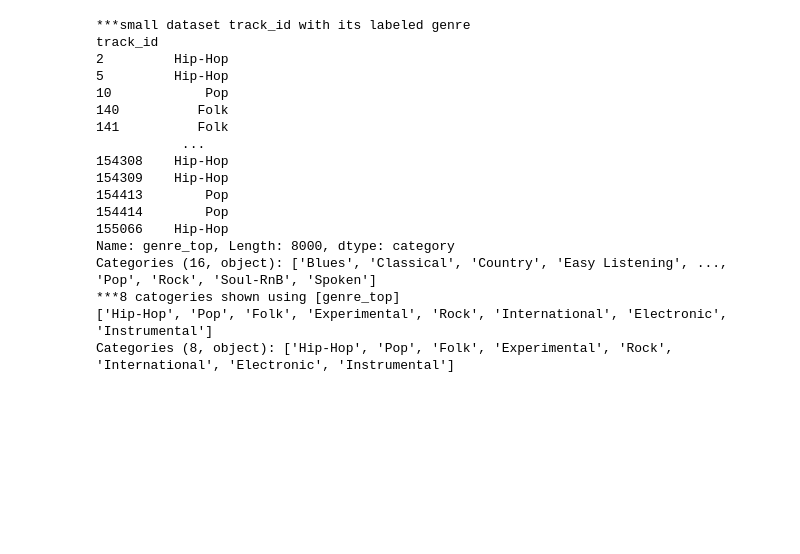
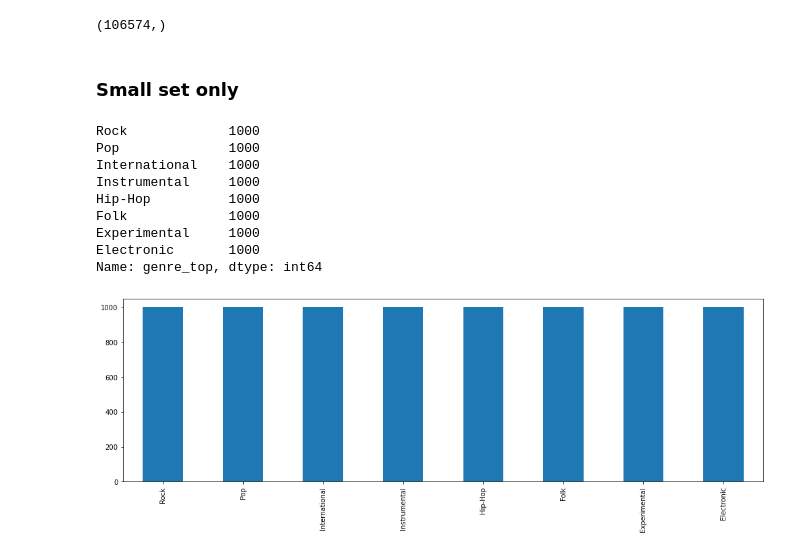
Before and after one commit to lucaspar/ds-project, a Jupyter notebook: code/src/data_exploration/data_exploration.ipynb, the cells around one changed output. Drawn from its saved outputs; the diff is of its cells as text; code cells hidden in the pictures; blank space fills up the shorter version.

```diff
--- a/code/src/data_exploration/data_exploration.ipynb
+++ b/code/src/data_exploration/data_exploration.ipynb
@@ -47,36 +57,7 @@ The autoreload extension is already loaded. To reload it, use:
 # %%
-#ipd.display(tracks['track']['genre_top'])
-#mask = (tracks['track']['genres'].str.len()>1)
-#tracks_multi_genres=(tracks['track']['genres'][mask])
-#print(tracks['track']['genres_all'].shape)
-#ipd.display(tracks.columns)
-#ipd.display(tracks['album'].head())
-#ipd.display(tracks['artist'].head())
-#ipd.display(tracks['set'].head())
+mask_multi_genre = tracks['track']['genres'].str.len() > 1
+tracks['track']['genres'][mask_multi_genre].value_counts()
+
+print(tracks['track']['genres_all'].shape)
+# %% [output]
+(106574,)
-# %%
-small = tracks[tracks['set', 'subset'] <= 'small']
-df=small['track']['genre_top']
-print("***small dataset track_id with its labeled genre")
-print(df)
-
-print("***8 catogeries shown using [genre_top]")
-print(df.unique())
-# %% [output]
-***small dataset track_id with its labeled genre
-track_id
-2         Hip-Hop
-5         Hip-Hop
-10            Pop
-140          Folk
-141          Folk
-           ...
-154308    Hip-Hop
-154309    Hip-Hop
-154413        Pop
-154414        Pop
-155066    Hip-Hop
-Name: genre_top, Length: 8000, dtype: category
-Categories (16, object): ['Blues', 'Classical', 'Country', 'Easy Listening', ..., 'Pop', 'Rock', 'Soul-RnB', 'Spoken']
-***8 catogeries shown using [genre_top]
-['Hip-Hop', 'Pop', 'Folk', 'Experimental', 'Rock', 'International', 'Electronic', 'Instrumental']
-Categories (8, object): ['Hip-Hop', 'Pop', 'Folk', 'Experimental', 'Rock', 'International', 'Electronic', 'Instrumental']
@@ -88,0 +64,19 @@ Categories (8, object): ['Hip-Hop', 'Pop', 'Folk', 'Experimental', 'Rock', 'Inte
+# %% [markdown]
+### Small set only
+# %%
+small = tracks[tracks['set', 'subset'] <= 'small']
+freqs = small['track']['genre_top'].value_counts()
+freqs = freqs[freqs > 0]    # filter out zeros
+freqs.plot.bar()
+freqs
+# %% [output]
+Rock             1000
+Pop              1000
+International    1000
+Instrumental     1000
+Hip-Hop          1000
+Folk             1000
+Experimental     1000
+Electronic       1000
+Name: genre_top, dtype: int64
+[figure, added]
```
Also changed, not shown: parts of 9 cells of this notebook, 7 other files.
